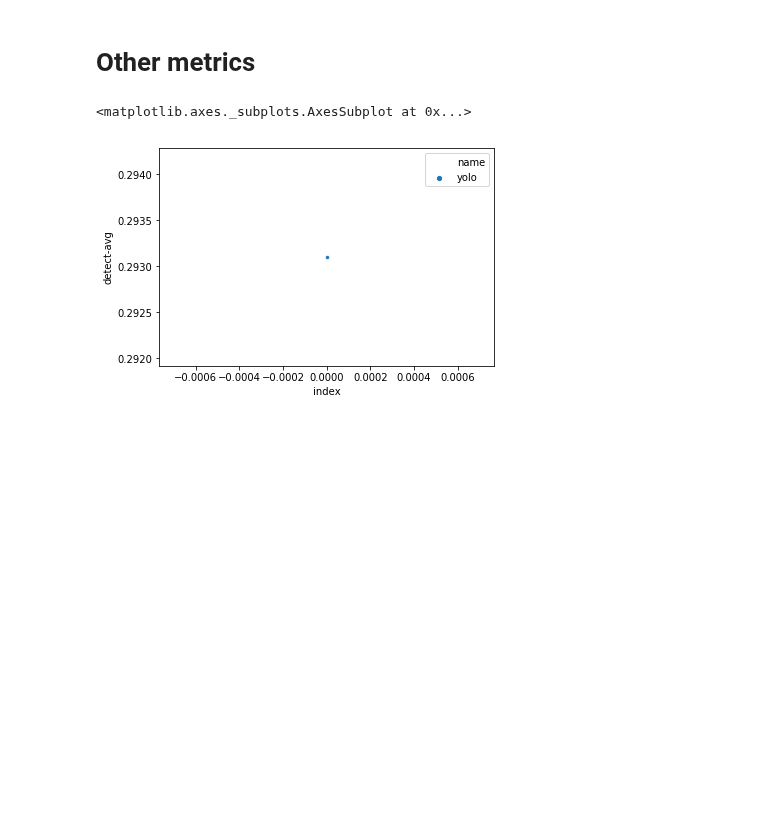
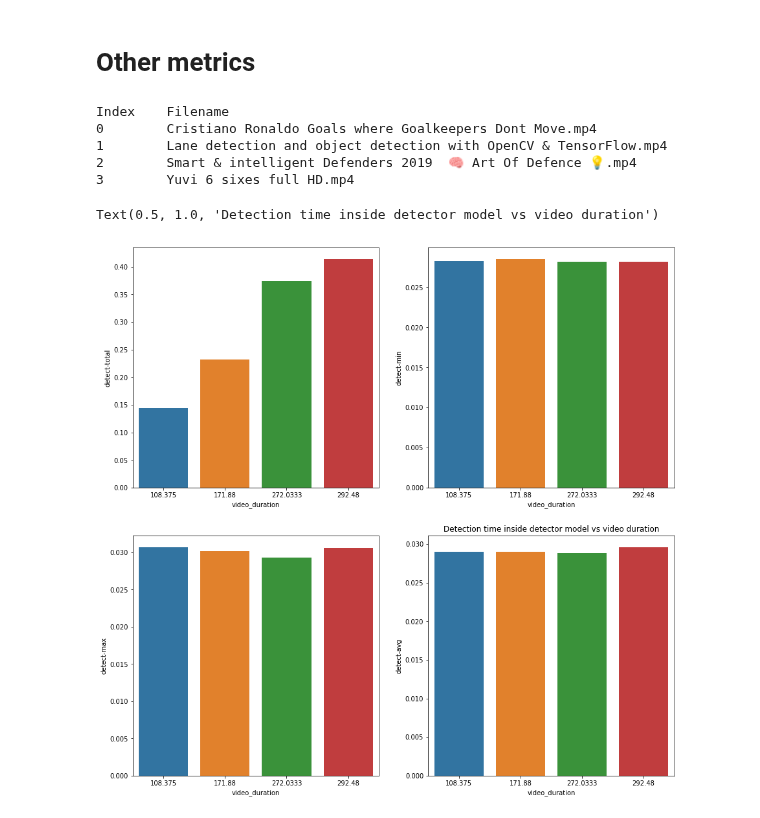
Before and after one commit to manuhg/class_snap, a Jupyter notebook: Plot_data.ipynb, the cells around one changed output. Cells and saved outputs as stored; diff of their text form; code cells hidden in the pictures; blank space fills up the shorter version.

```diff
--- a/Plot_data.ipynb
+++ b/Plot_data.ipynb
@@ -238,7 +254,26 @@ Plotting data for performance of yolo on Smart & intelligent Defenders 2019
 # %% [markdown]
 # Other metrics
-# %%
-sns.scatterplot(data=data_ex,x='index',y='detect-avg',hue='name',size='name')
-# %% [output]
-<matplotlib.axes._subplots.AxesSubplot at 0x...>
-[figure, removed]
+# %%
+print('Index ','\t Filename')
+for i in range(len(data_ex)):
+    print(data_ex.loc[str(i),'index'],'\t',data_ex.loc[str(i),'input_file'])
+# %% [output]
+Index    Filename
+0        Cristiano Ronaldo Goals where Goalkeepers Dont Move.mp4
+1        Lane detection and object detection with OpenCV & TensorFlow.mp4
+2        Smart & intelligent Defenders 2019  🧠 Art Of Defence 💡.mp4
+3        Yuvi 6 sixes full HD.mp4
+# %%
+fig, axes = plt.subplots(2,2,figsize=(15,15))
+xmetric = ['video_duration','index'][0]
+dft = data_dm
+sns.barplot(data=dft,x=xmetric,y='detect-total',ax=axes[0,0])
+sns.barplot(data=dft,x=xmetric,y='detect-min',ax=axes[0,1])
+sns.barplot(data=dft,x=xmetric,y='detect-max',ax=axes[1,0])
+sns.barplot(data=dft,x=xmetric,y='detect-avg',ax=axes[1,1])
+
+plt.title('Detection time inside detector model vs video duration')
+#plt.legend(title='Video file name', loc='lower right', labels=data_ex.loc[:,'input_file'])
+# %% [output]
+Text(0.5, 1.0, 'Detection time inside detector model vs video duration')
+[figure, added]
```
Also changed, not shown: parts of 6 cells of this notebook, 1 other file.
